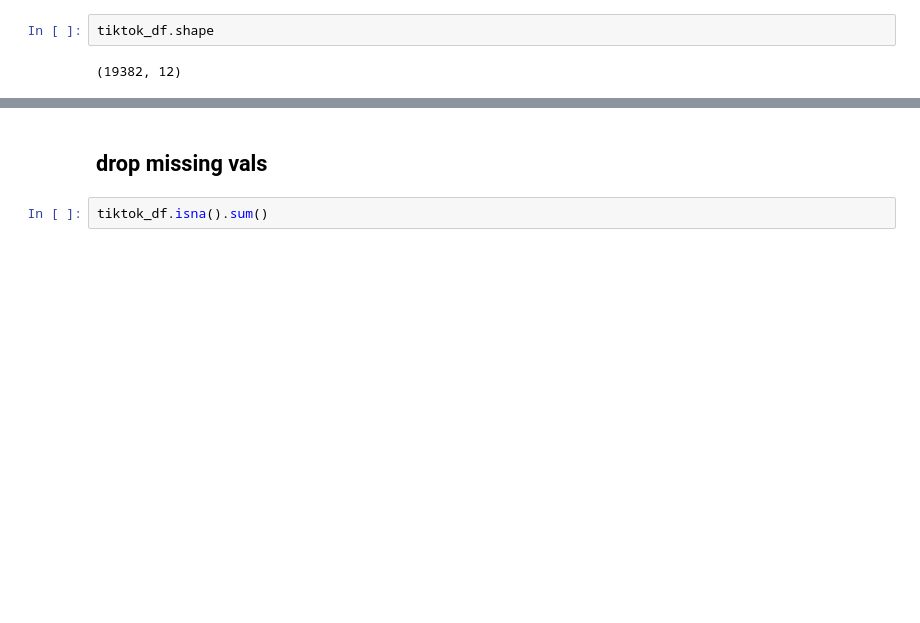
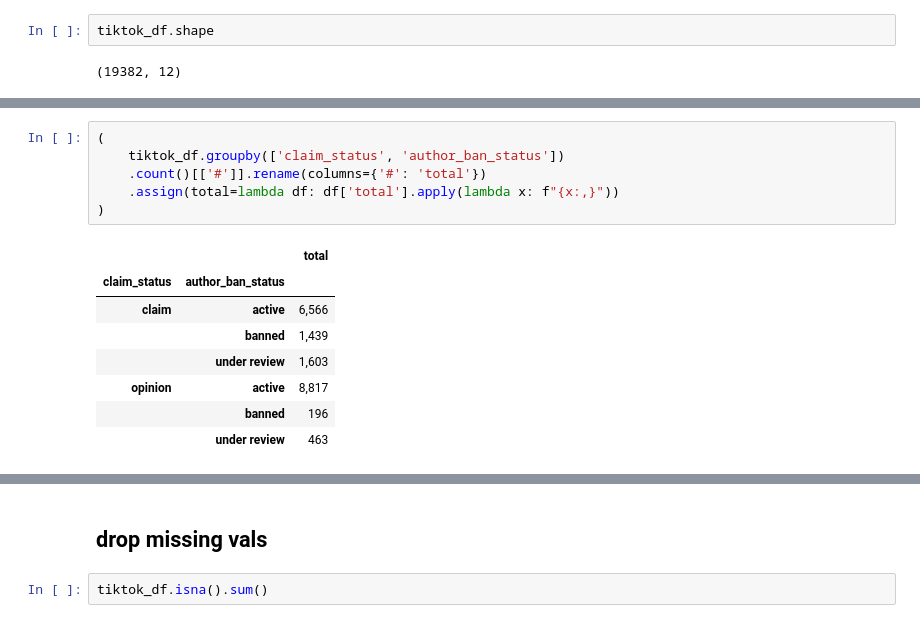
Before and after one commit to ideaguy3d/data-analytics, a Jupyter notebook: tiktok/opinion-or-claim-classification.ipynb, the cells around one changed output, grey strips where cells are left out. Saved outputs shown, nothing was run; the diff lists cells and outputs as text; blank space fills up the shorter version.

```diff
--- a/tiktok/opinion-or-claim-classification.ipynb
+++ b/tiktok/opinion-or-claim-classification.ipynb
@@ -76,0 +95,15 @@ tiktok_df.shape
+# %%
+(
+    tiktok_df.groupby(['claim_status', 'author_ban_status'])
+    .count()[['#']].rename(columns={'#': 'total'})
+    .assign(total=lambda df: df['total'].apply(lambda x: f"{x:,}"))
+)
+# %% [output]
+|  |  | total |
+| claim_status | author_ban_status |  |
+| claim | active | 6,566 |
+|  | banned | 1,439 |
+|  | under review | 1,603 |
+| opinion | active | 8,817 |
+|  | banned | 196 |
+|  | under review | 463 |
```
Also changed, not shown: parts of 21 cells of this notebook.
